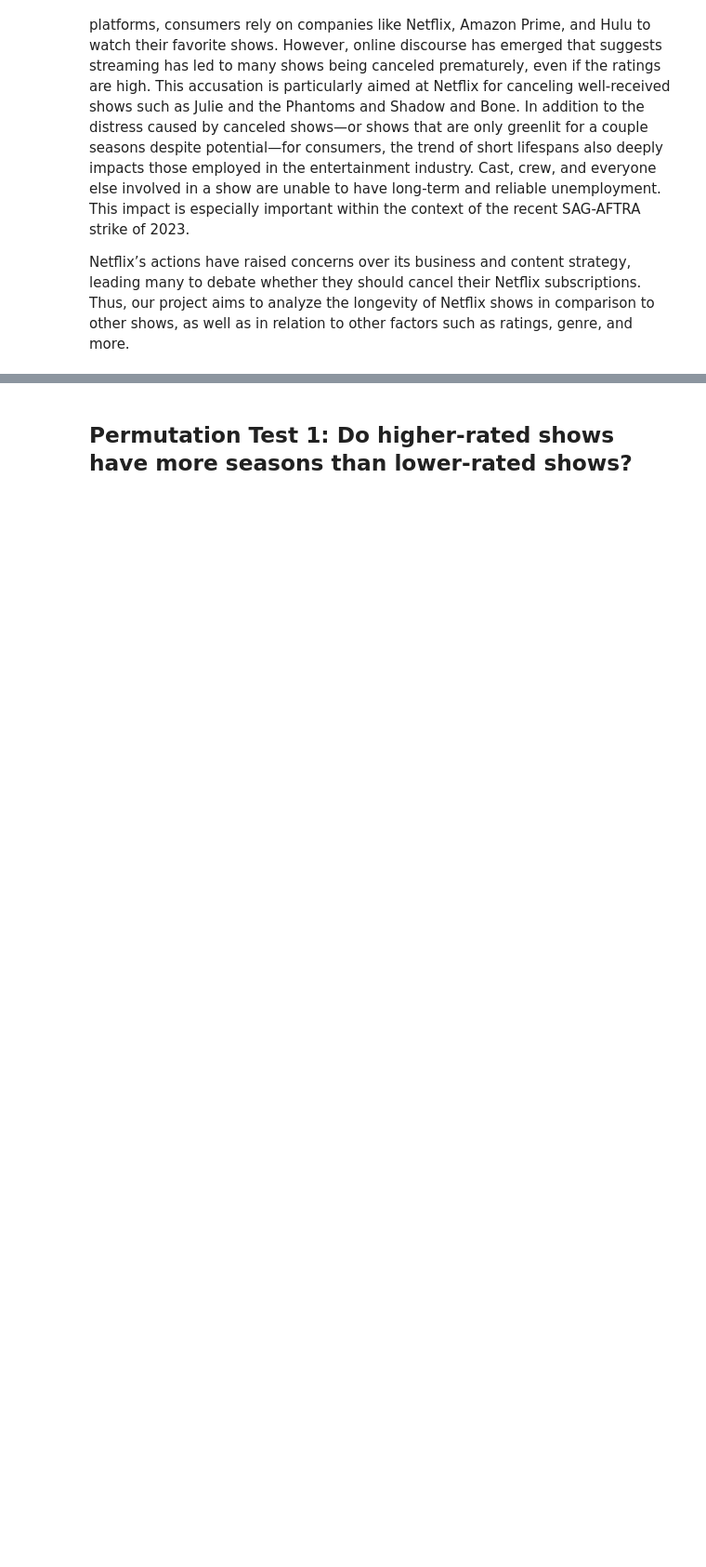
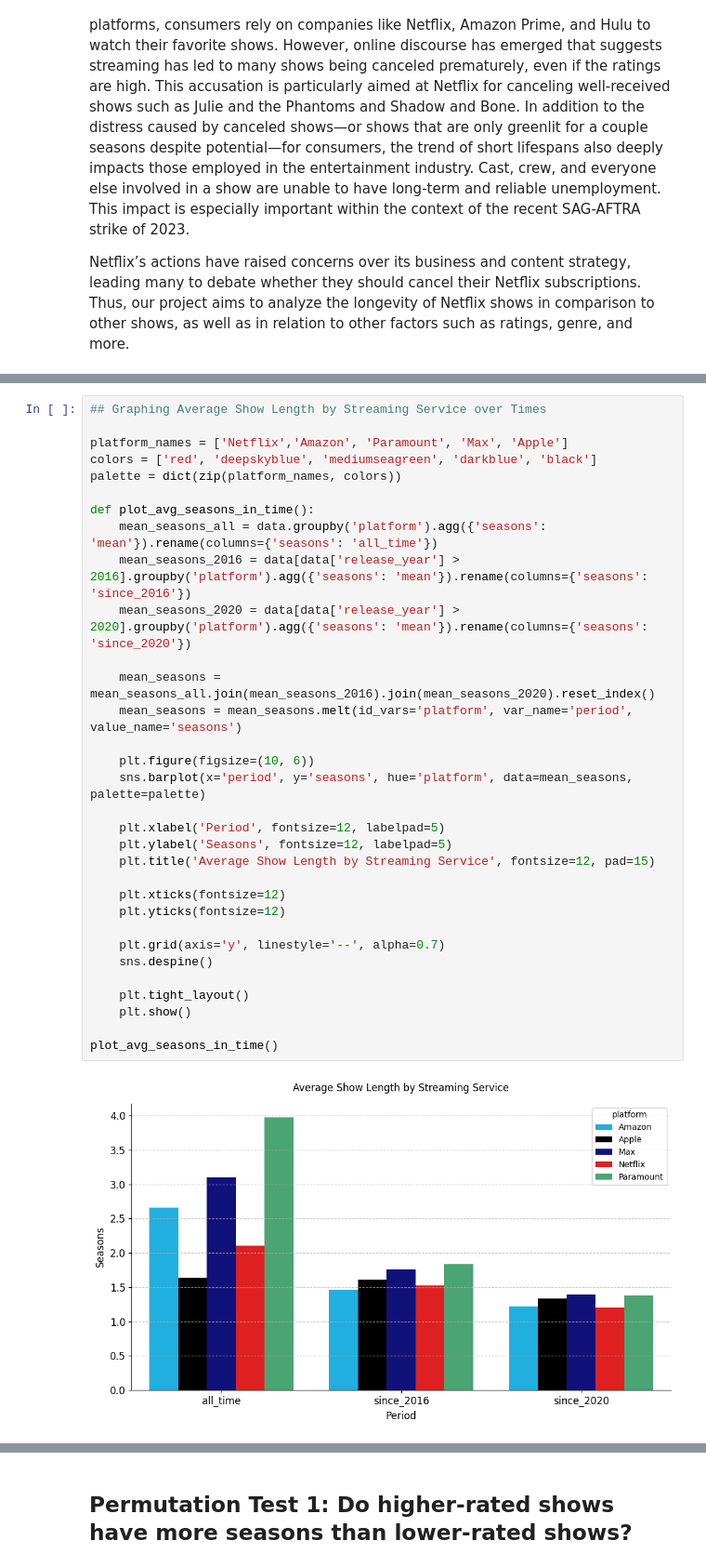
Before and after one commit to miajerph/math189project, a Jupyter notebook: FinalProj_PermutationTesting.ipynb, the cells around one changed output, grey strips where cells are left out. Shown at 93% size. Drawn from its saved outputs; the diff is of its cells as text; blank space fills up the shorter version.

```diff
--- a/FinalProj_PermutationTesting.ipynb
+++ b/FinalProj_PermutationTesting.ipynb
@@ -100 +101,35 @@ As we can see, shows released more recently have seen a signifcant reduction in
+# %%
+## Graphing Average Show Length by Streaming Service over Times
+
+platform_names = ['Netflix','Amazon', 'Paramount', 'Max', 'Apple']
+colors = ['red', 'deepskyblue', 'mediumseagreen', 'darkblue', 'black']
+palette = dict(zip(platform_names, colors))
+
+def plot_avg_seasons_in_time():
+    mean_seasons_all = data.groupby('platform').agg({'seasons': 'mean'}).rename(columns={'seasons': 'all_time'})
+    mean_seasons_2016 = data[data['release_year'] > 2016].groupby('platform').agg({'seasons': 'mean'}).rename(columns={'seasons': 'since_2016'})
+    mean_seasons_2020 = data[data['release_year'] > 2020].groupby('platform').agg({'seasons': 'mean'}).rename(columns={'seasons': 'since_2020'})
+
+    mean_seasons = mean_seasons_all.join(mean_seasons_2016).join(mean_seasons_2020).reset_index()
+    mean_seasons = mean_seasons.melt(id_vars='platform', var_name='period', value_name='seasons')
+
+    plt.figure(figsize=(10, 6))
+    sns.barplot(x='period', y='seasons', hue='platform', data=mean_seasons, palette=palette)
+
+    plt.xlabel('Period', fontsize=12, labelpad=5)
+    plt.ylabel('Seasons', fontsize=12, labelpad=5)
+    plt.title('Average Show Length by Streaming Service', fontsize=12, pad=15)
+
+    plt.xticks(fontsize=12)
+    plt.yticks(fontsize=12)
+
+    plt.grid(axis='y', linestyle='--', alpha=0.7)
+    sns.despine()
+
+    plt.tight_layout()
+    plt.show()
+
+plot_avg_seasons_in_time()
+# %% [output]
+[figure, added]
 # %%
```
Also changed, not shown: parts of 21 cells of this notebook.
